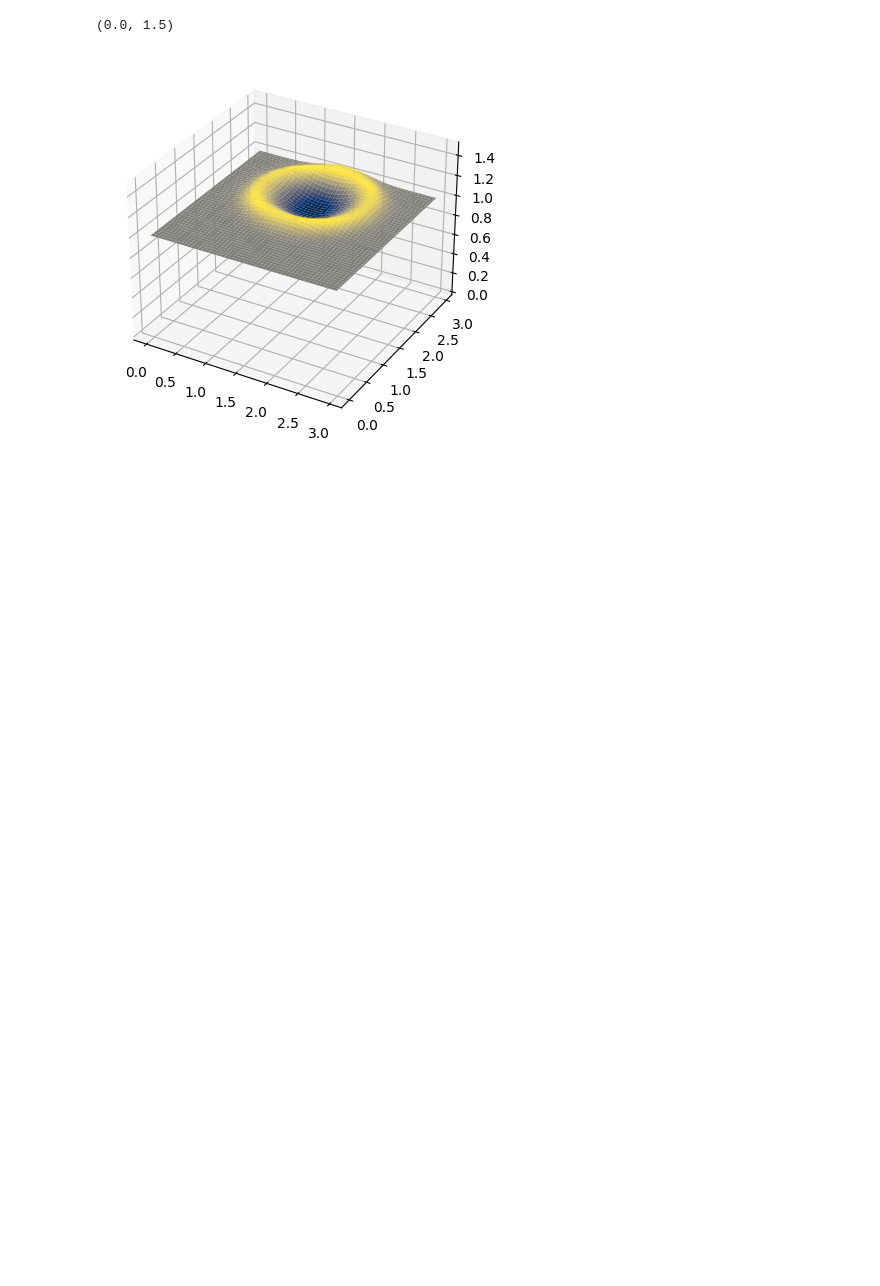
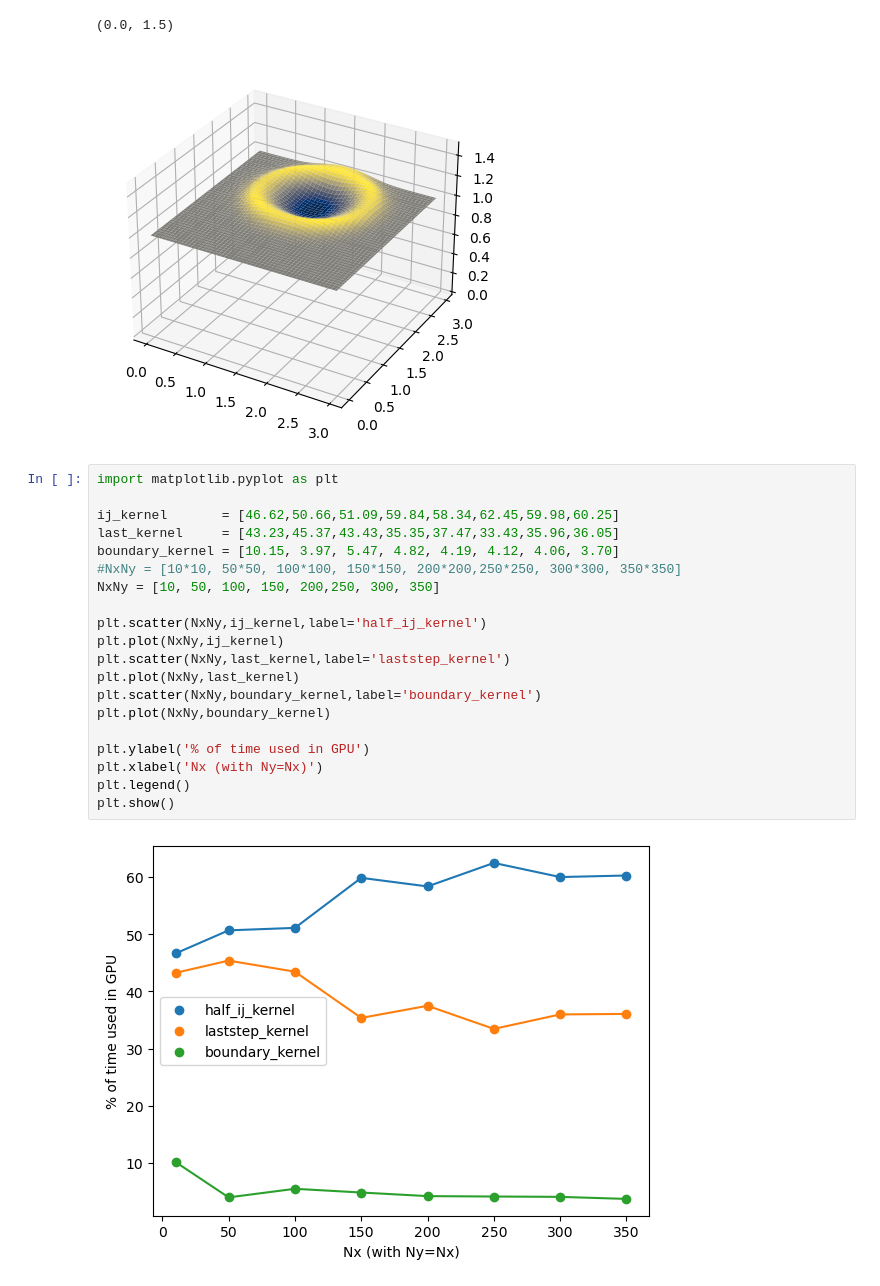
Before and after one commit to OtroBenja/Parallel-Programming, a Jupyter notebook: GPU/plot_shallow_waters.ipynb, the cells around one changed output. Saved outputs shown, nothing was run; the diff lists cells and outputs as text; blank space fills up the shorter version.

```diff
--- a/GPU/plot_shallow_waters.ipynb
+++ b/GPU/plot_shallow_waters.ipynb
@@ -103,3 +143,25 @@ ax.set_zlim(0,1.5)
 # %% [output]
 (0.0, 1.5)
 [figure]
+# %%
+import matplotlib.pyplot as plt
+
+ij_kernel       = [46.62,50.66,51.09,59.84,58.34,62.45,59.98,60.25]
+last_kernel     = [43.23,45.37,43.43,35.35,37.47,33.43,35.96,36.05]
+boundary_kernel = [10.15, 3.97, 5.47, 4.82, 4.19, 4.12, 4.06, 3.70]
+#NxNy = [10*10, 50*50, 100*100, 150*150, 200*200,250*250, 300*300, 350*350]
+NxNy = [10, 50, 100, 150, 200,250, 300, 350]
+
+plt.scatter(NxNy,ij_kernel,label='half_ij_kernel')
+plt.plot(NxNy,ij_kernel)
+plt.scatter(NxNy,last_kernel,label='laststep_kernel')
+plt.plot(NxNy,last_kernel)
+plt.scatter(NxNy,boundary_kernel,label='boundary_kernel')
+plt.plot(NxNy,boundary_kernel)
+
+plt.ylabel('% of time used in GPU')
+plt.xlabel('Nx (with Ny=Nx)')
+plt.legend()
+plt.show()
+# %% [output]
+[figure, added]
```
Also changed, not shown: parts of 4 cells of this notebook, 6 other files.
